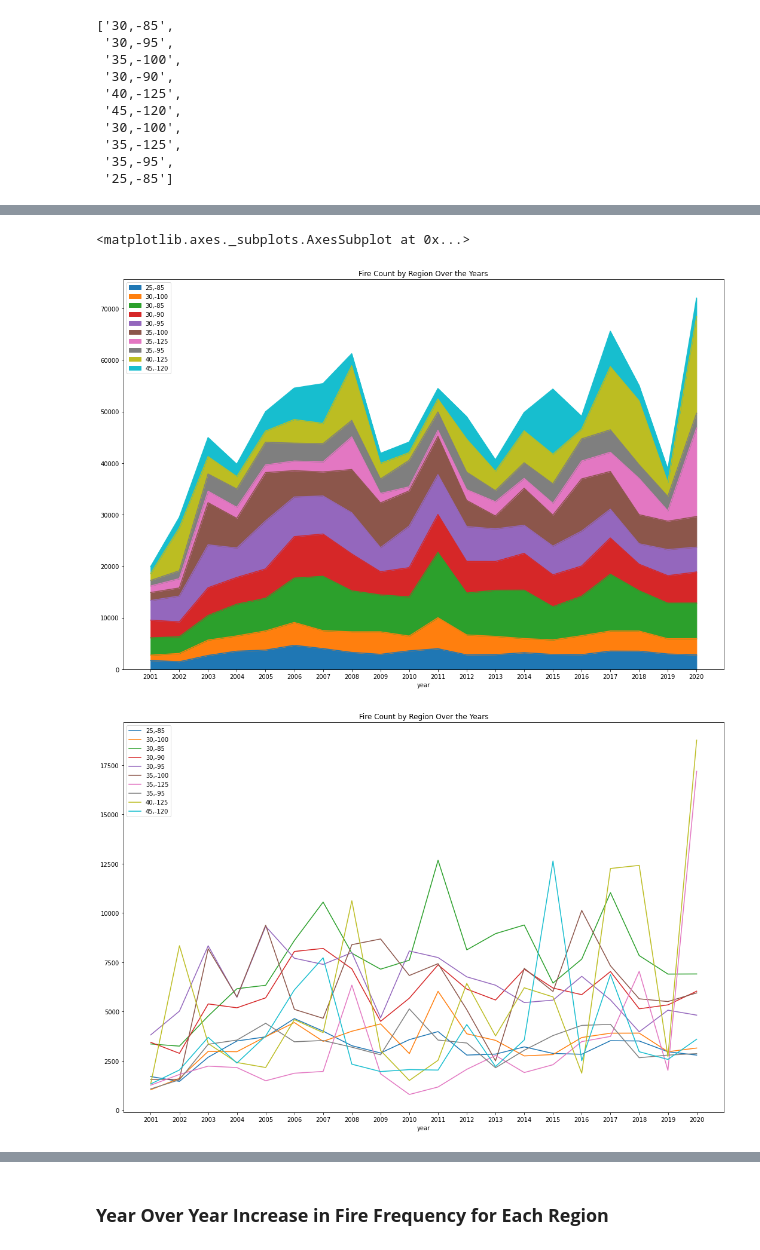
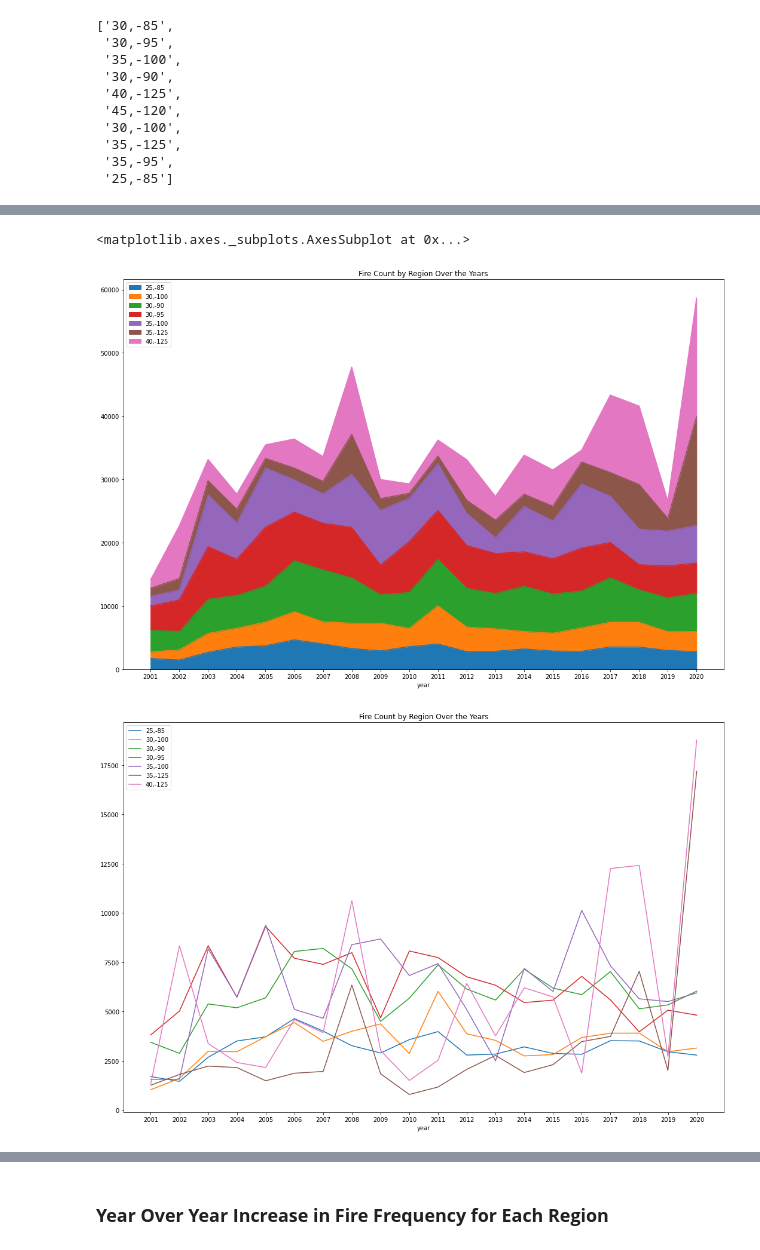
Before and after one commit to penfever/a-world-on-fire, a Jupyter notebook: 002_bd_proj_subei.ipynb, the cells around one changed output, grey strips where cells are left out. Cells and saved outputs as stored; diff of their text form; code cells hidden in the pictures.

```diff
--- a/002_bd_proj_subei.ipynb
+++ b/002_bd_proj_subei.ipynb
@@ -511,21 +513,23 @@ regionalFireByYear.show()
 |2020|  2788|   3148|  6905|  6031|  4816|   5945|  17184|  2865|  18763|   3594|
 +----+------+-------+------+------+------+-------+-------+------+-------+-------+
 # %%
-# Visualization of fire frequency by year for each of the 10 regions
-pdDF4 = regionalFireByYear.toPandas()
+# Visualization of fire frequency by year for some of the regions
+pdDF4 = regionalFireByYear\
+  .drop("30,-85", "35,-95", "45,-120")\
+  .toPandas()
 pdDF4.set_index('year', inplace = True)
 pdDF4.plot.area(title = 'Fire Count by Region Over the Years',
                 xticks = list(range(2001, 2021, 1)),
                 figsize = (18, 12))
 
 pdDF4.plot(kind = 'line',
            title = 'Fire Count by Region Over the Years',
            xticks = list(range(2001, 2021, 1)),
            figsize = (18, 12))
 # %% [output]
 <matplotlib.axes._subplots.AxesSubplot at 0x...>
-[figure, old version]
+[figure, new version]
-[figure, old version]
+[figure, new version]
 # %% [markdown]
 #### **Findings**
 
```
Also changed, not shown: parts of 18 cells of this notebook.
